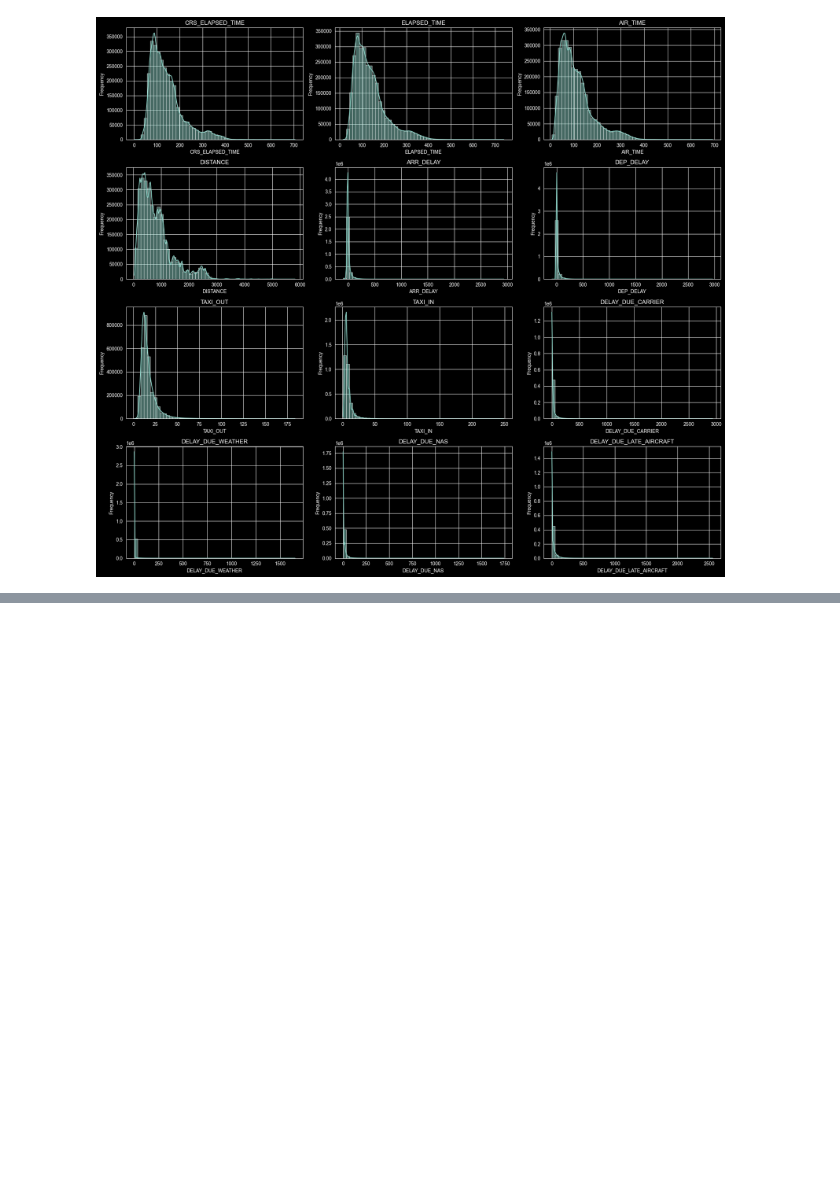
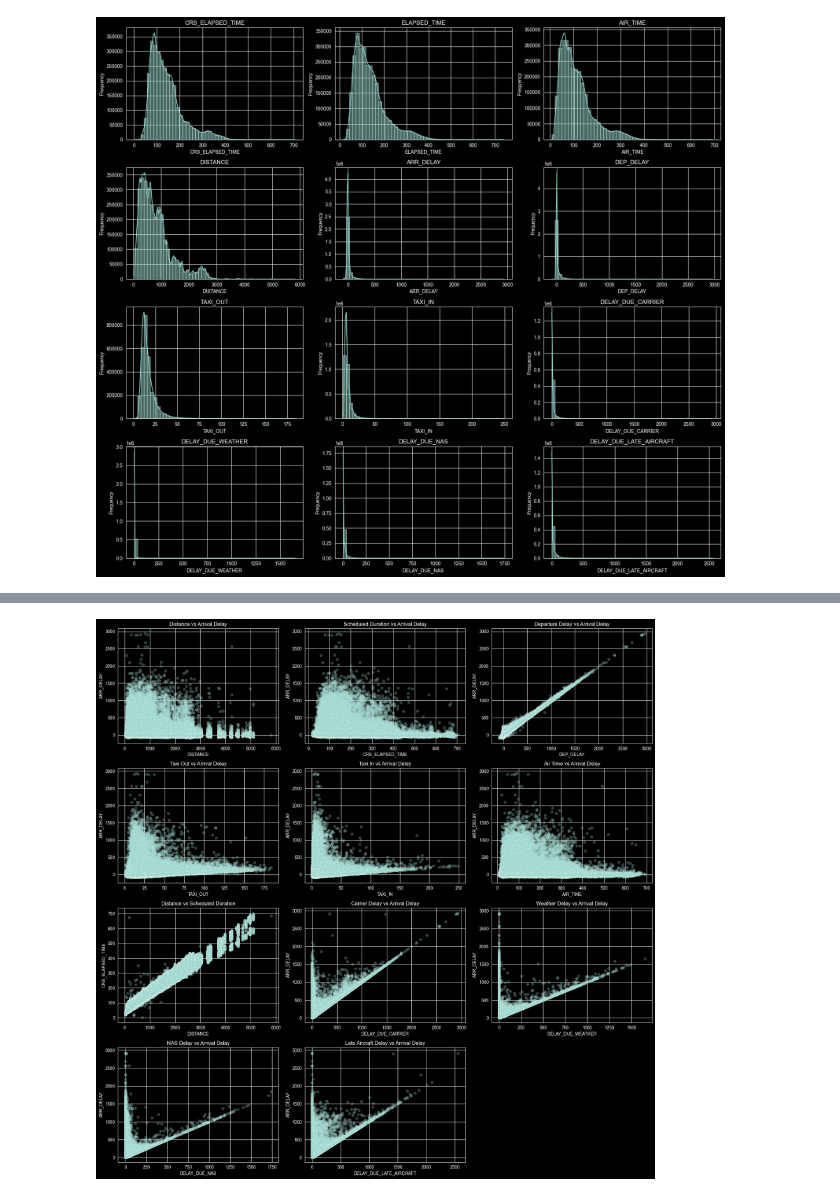
Before and after one commit to mica-1999/Data-Science, a Jupyter notebook: ProjectCodes/ProjetoCDJupyter.ipynb, the cells around one changed output, grey strips where cells are left out. Saved outputs shown, nothing was run; the diff lists cells and outputs as text; code cells hidden in the pictures; blank space fills up the shorter version.

```diff
--- a/ProjectCodes/ProjetoCDJupyter.ipynb
+++ b/ProjectCodes/ProjetoCDJupyter.ipynb
@@ -337,0 +378,36 @@ plt.show()
+# %%
+# Scatter plots side by side
+scatter_plots = [
+    ('DISTANCE', 'ARR_DELAY', "Distance vs Arrival Delay"),
+    ('CRS_ELAPSED_TIME', 'ARR_DELAY', "Scheduled Duration vs Arrival Delay"),
+    ('DEP_DELAY', 'ARR_DELAY', "Departure Delay vs Arrival Delay"),
+    ('TAXI_OUT', 'ARR_DELAY', "Taxi Out vs Arrival Delay"),
+    ('TAXI_IN', 'ARR_DELAY', "Taxi In vs Arrival Delay"),
+    ('AIR_TIME', 'ARR_DELAY', "Air Time vs Arrival Delay"),
+    ('DISTANCE', 'CRS_ELAPSED_TIME', "Distance vs Scheduled Duration"),
+    ('DELAY_DUE_CARRIER', 'ARR_DELAY', "Carrier Delay vs Arrival Delay"),
+    ('DELAY_DUE_WEATHER', 'ARR_DELAY', "Weather Delay vs Arrival Delay"),
+    ('DELAY_DUE_NAS', 'ARR_DELAY', "NAS Delay vs Arrival Delay"),
+    ('DELAY_DUE_LATE_AIRCRAFT', 'ARR_DELAY', "Late Aircraft Delay vs Arrival Delay")
+]
+
+rows = 4
+cols = 3
+
+fig, axes = plt.subplots(rows, cols, figsize=(18, 18))
+axes = axes.flatten()  # Flatten to iterate easily
+
+for i, (x_col, y_col, title) in enumerate(scatter_plots):
+    sns.scatterplot(x=x_col, y=y_col, data=df_eda, alpha=0.3, ax=axes[i])
+    axes[i].set_title(title)
+    axes[i].set_xlabel(x_col)
+    axes[i].set_ylabel(y_col)
+
+# Remove any empty subplots if the grid is larger than the number of plots
+for j in range(len(scatter_plots), len(axes)):
+    fig.delaxes(axes[j])
+
+plt.tight_layout()
+plt.show()
+# %% [output]
+[figure, added]
```
Also changed, not shown: parts of 7 cells of this notebook, 12 other files.
